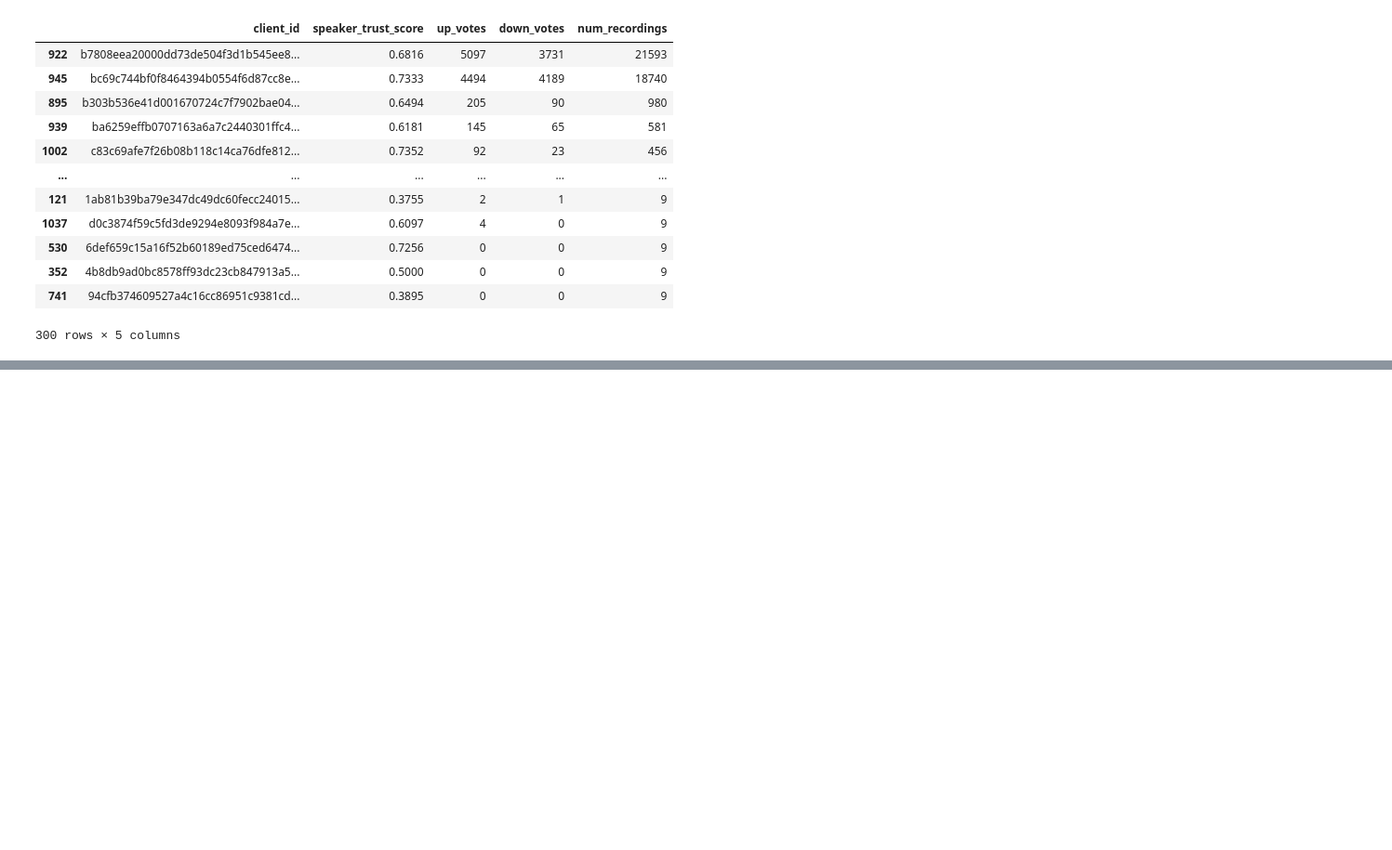
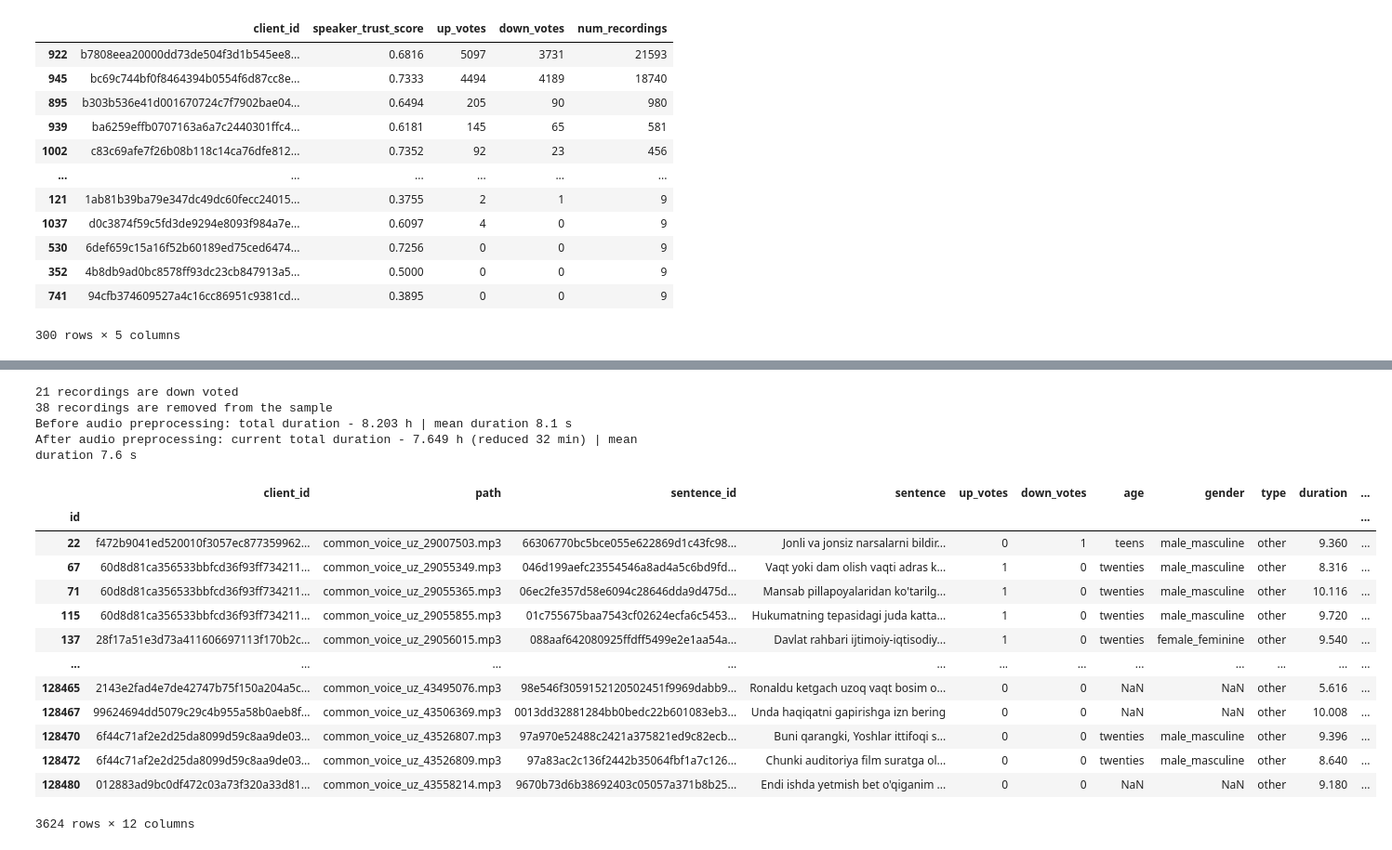
Before and after one commit to HaidarChaito/uzbek-automatic-speech-recognition, a Jupyter notebook: notebooks/common_voice_dataset_quality_evaluation.ipynb, the cells around one changed output, grey strips where cells are left out. Shown at 93% size. Drawn from its saved outputs; the diff is of its cells as text; code cells hidden in the pictures; blank space fills up the shorter version.

```diff
--- a/notebooks/common_voice_dataset_quality_evaluation.ipynb
+++ b/notebooks/common_voice_dataset_quality_evaluation.ipynb
@@ -12,12 +18,15 @@ Manual quality check of 100 randomly sampled transcriptions from the [dataset](h
 import os
 
 import pandas as pd
+from tqdm import tqdm
 
 from scripts.uzbek_text_normalizer import normalize_text
 
+SEED = 137
 DATASET_DIR = "../datasets/mcv-scripted-uz-v23.0/cv-corpus-23.0-2025-09-05/uz"
 CUSTOM_VALIDATED_CSV_PATH = os.path.join(DATASET_DIR, "custom_validated.csv")
 ALL_DATA_CSV_PATH = os.path.join(DATASET_DIR, "all_data.csv")
 SAMPLED_RECORDINGS_PATH = os.path.join(DATASET_DIR, "sampled_recordings.csv")
+PROCESSED_AUDIO_STATS_PATH = os.path.join(DATASET_DIR, "processed_audio_stats.csv")
 
 COLUMNS_TO_DROP = ["sentence_domain", "accents", "variant", "locale", "segment"]
@@ -384,0 +640,69 @@ plot_gender_pie_chart(sampled_recordings)
+# %%
+# Suspiciously short => down vote and remove these records
+mask_down_vote = (
+        (processed_audio_stats_df["final_duration"] < 2) &
+        (processed_audio_stats_df["reduced_duration"] > 2)
+)
+
+# Short audios => only remove (no down voting)
+mask_short_audio = (processed_audio_stats_df["final_duration"] < 3)
+
+paths_to_down_vote = processed_audio_stats_df.loc[mask_down_vote, "input_audio_filename"].tolist()
+paths_with_short_audio = processed_audio_stats_df.loc[mask_short_audio, "input_audio_filename"].tolist()
+
+total_reduced_duration = processed_audio_stats_df["reduced_duration"].sum() / 3600
+
+# Remove these rows from the processed stats
+processed_audio_stats_df = processed_audio_stats_df[
+    ~processed_audio_stats_df["input_audio_filename"].isin(paths_with_short_audio)
+]
+
+# Fix original extension (.wav → .mp3) using vectorized replace
+paths_to_down_vote_mp3 = [p.replace(".wav", ".mp3") for p in paths_to_down_vote]
+paths_to_remove_mp3 = [p.replace(".wav", ".mp3") for p in paths_with_short_audio]
+
+old_total_duration = sampled_recordings["duration"].sum() / 3600
+old_duration_mean = sampled_recordings["duration"].mean()
+
+# Increase down-votes for affected recordings
+sampled_recordings.loc[
+    sampled_recordings["path"].isin(paths_to_down_vote_mp3),
+    "down_votes"
+] += 1
+print(f"{len(paths_to_down_vote_mp3)} recordings are down voted")
+
+# Remove these recordings entirely
+sampled_recordings = sampled_recordings[
+    ~sampled_recordings["path"].isin(paths_to_remove_mp3)
+]
+print(f"{len(paths_to_remove_mp3)} recordings are removed from the sample")
+
+current_total_duration = processed_audio_stats_df["final_duration"].sum() / 3600
+current_duration_mean = processed_audio_stats_df["final_duration"].mean()
+
+processed_audio_stats_df.to_csv(PROCESSED_AUDIO_STATS_PATH)
+sampled_recordings.to_csv(SAMPLED_RECORDINGS_PATH, index_label="id")
+print(
+    f"Before audio preprocessing: total duration - {old_total_duration:,.3f} h | mean duration {old_duration_mean:,.1f} s")
+print(
+    f"After audio preprocessing: current total duration - {current_total_duration:,.3f} h (reduced {total_reduced_duration * 60:.0f} min) | mean duration {current_duration_mean:,.1f} s")
+sampled_recordings
+# %% [output]
+21 recordings are down voted
+38 recordings are removed from the sample
+Before audio preprocessing: total duration - 8.203 h | mean duration 8.1 s
+After audio preprocessing: current total duration - 7.649 h (reduced 32 min) | mean duration 7.6 s
+|  | client_id | path | sentence_id | sentence | up_votes | down_votes | age | gender | type | duration | ... |
+| id |  |  |  |  |  |  |  |  |  |  | ... |
+| 22 | f472b9041ed520010f3057ec877359962... | common_voice_uz_29007503.mp3 | 66306770bc5bce055e622869d1c43fc98... | Jonli va jonsiz narsalarni bildir... | 0 | 1 | teens | male_masculine | other | 9.360 | ... |
+| 67 | 60d8d81ca356533bbfcd36f93ff734211... | common_voice_uz_29055349.mp3 | 046d199aefc23554546a8ad4a5c6bd9fd... | Vaqt yoki dam olish vaqti adras k... | 1 | 0 | twenties | male_masculine | other | 8.316 | ... |
+| 71 | 60d8d81ca356533bbfcd36f93ff734211... | common_voice_uz_29055365.mp3 | 06ec2fe357d58e6094c28646dda9d475d... | Mansab pillapoyalaridan ko'tarilg... | 1 | 0 | twenties | male_masculine | other | 10.116 | ... |
+| 115 | 60d8d81ca356533bbfcd36f93ff734211... | common_voice_uz_29055855.mp3 | 01c755675baa7543cf02624ecfa6c5453... | Hukumatning tepasidagi juda katta... | 1 | 0 | twenties | male_masculine | other | 9.720 | ... |
+| 137 | 28f17a51e3d73a411606697113f170b2c... | common_voice_uz_29056015.mp3 | 088aaf642080925ffdff5499e2e1aa54a... | Davlat rahbari ijtimoiy-iqtisodiy... | 1 | 0 | twenties | female_feminine | other | 9.540 | ... |
+| ... | ... | ... | ... | ... | ... | ... | ... | ... | ... | ... | ... |
+| 128465 | 2143e2fad4e7de42747b75f150a204a5c... | common_voice_uz_43495076.mp3 | 98e546f3059152120502451f9969dabb9... | Ronaldu ketgach uzoq vaqt bosim o... | 0 | 0 | NaN | NaN | other | 5.616 | ... |
+| 128467 | 99624694dd5079c29c4b955a58b0aeb8f... | common_voice_uz_43506369.mp3 | 0013dd32881284bb0bedc22b601083eb3... | Unda haqiqatni gapirishga izn bering | 0 | 0 | NaN | NaN | other | 10.008 | ... |
+| 128470 | 6f44c71af2e2d25da8099d59c8aa9de03... | common_voice_uz_43526807.mp3 | 97a970e52488c2421a375821ed9c82ecb... | Buni qarangki, Yoshlar ittifoqi s... | 0 | 0 | twenties | male_masculine | other | 9.396 | ... |
+| 128472 | 6f44c71af2e2d25da8099d59c8aa9de03... | common_voice_uz_43526809.mp3 | 97a83ac2c136f2442b35064fbf1a7c126... | Chunki auditoriya film suratga ol... | 0 | 0 | twenties | male_masculine | other | 8.640 | ... |
+| 128480 | 012883ad9bc0df472c03a73f320a33d81... | common_voice_uz_43558214.mp3 | 9670b73d6b38692403c05057a371b8b25... | Endi ishda yetmish bet o'qiganim ... | 0 | 0 | NaN | NaN | other | 9.180 | ... |
+3624 rows × 12 columns
```
Also changed, not shown: parts of 27 cells of this notebook, 3 other files.
